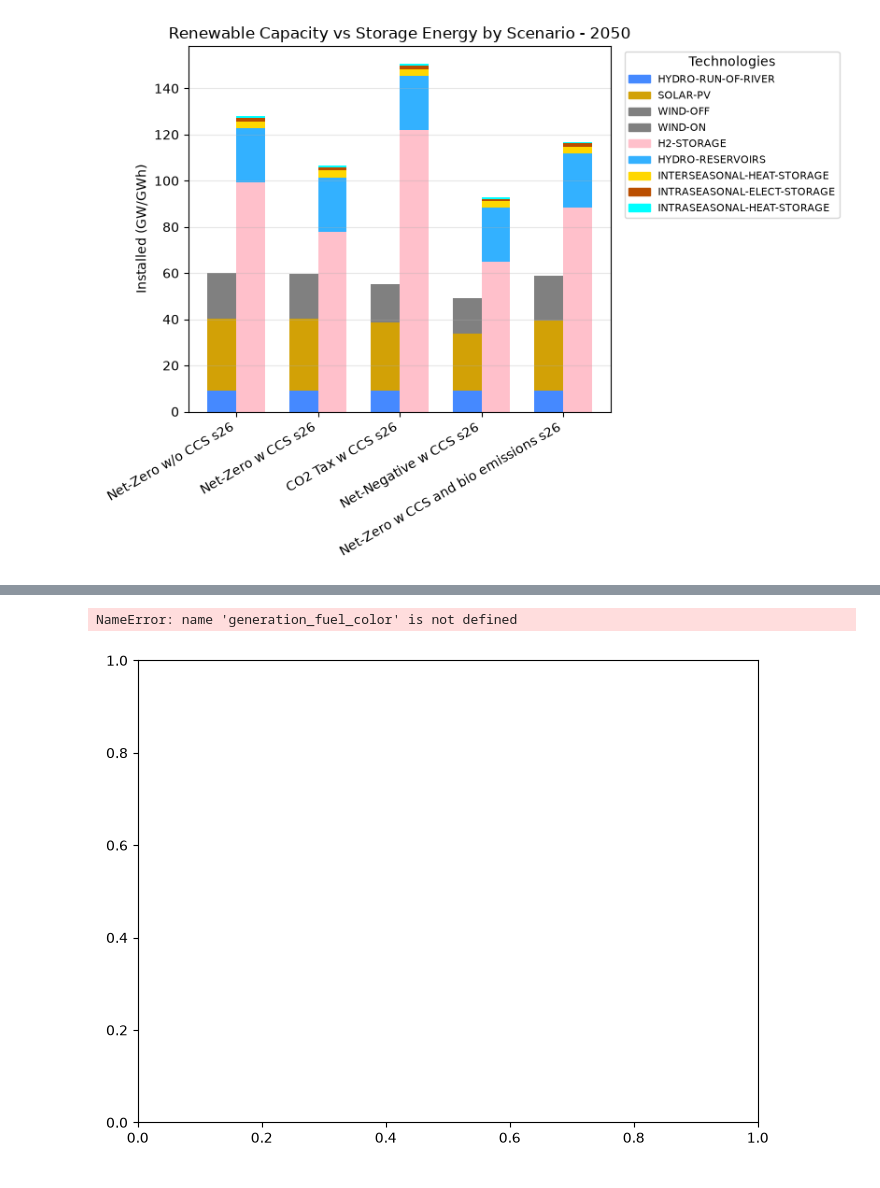
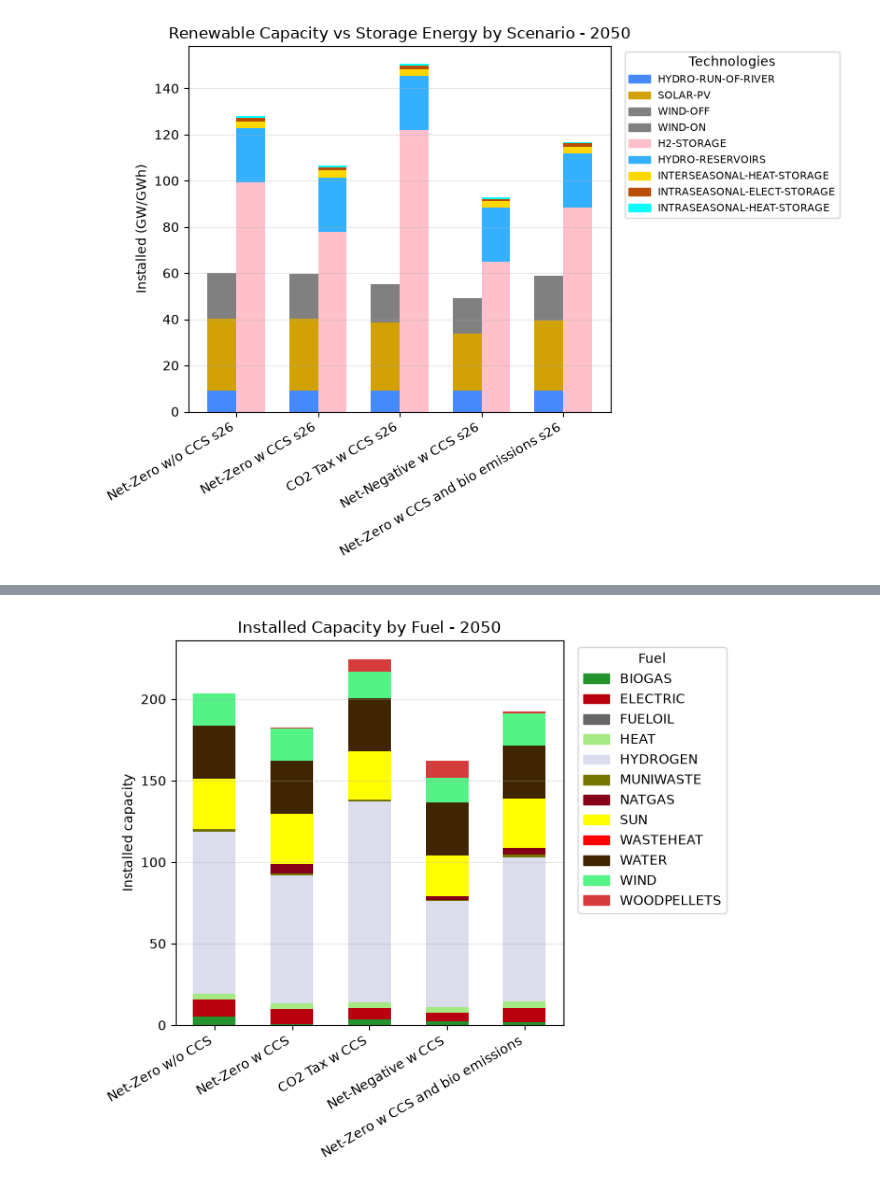
Before and after one commit to mariajosseu/ccs_balmorel_project, a Jupyter notebook: examples/PostProcessing.ipynb, the cells around one changed output, grey strips where cells are left out. Drawn from its saved outputs; the diff is of its cells as text; code cells hidden in the pictures.

```diff
--- a/examples/PostProcessing.ipynb
+++ b/examples/PostProcessing.ipynb
@@ -169,5 +175,4 @@ fig, ax = pf.plot_renewables_vs_storage_by_tech(G_CAP_YCRAF, year=2050, scenario
 # %%
-fig, ax = pf.plot_capacity_by_fuel(G_CAP_YCRAF, year=2050, scenarios=["Net-Zero w/o CCS s26","Net-Zero w CCS s26","CO2 Tax w CCS s26","Net-Negative w CCS s26","Net-Zero w CCS and bio emissions s26"])
+fig, ax = pf.plot_capacity_by_fuel(G_CAP_YCRAF, year=2050, scenarios=["Net-Zero w/o CCS", "Net-Zero w CCS", "CO2 Tax w CCS", "Net-Negative w CCS", "Net-Zero w CCS and bio emissions"])
 # %% [output]
-NameError: name 'generation_fuel_color' is not defined
-[figure, old version]
+[figure, new version]
```
Also changed, not shown: parts of 6 cells of this notebook, 24 other files.
